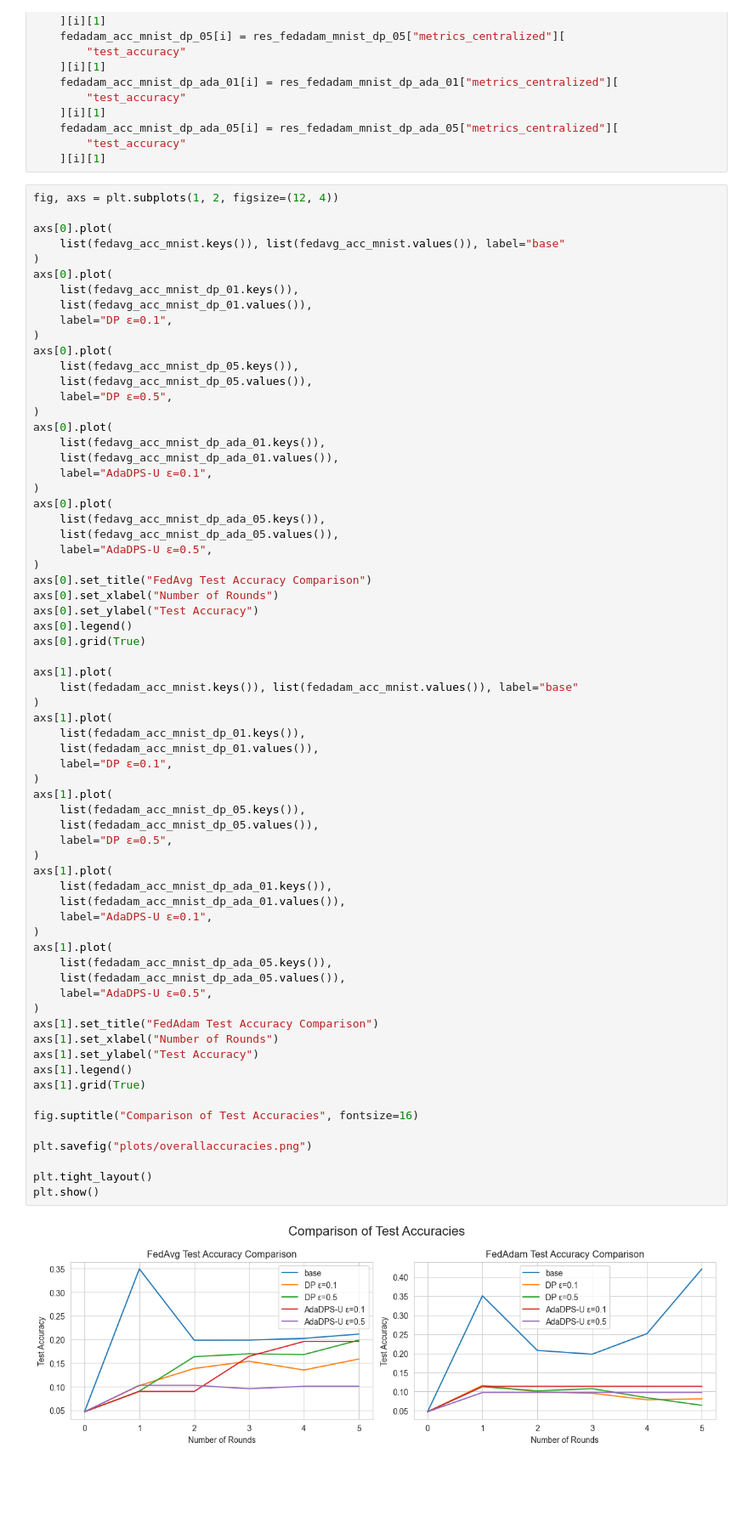
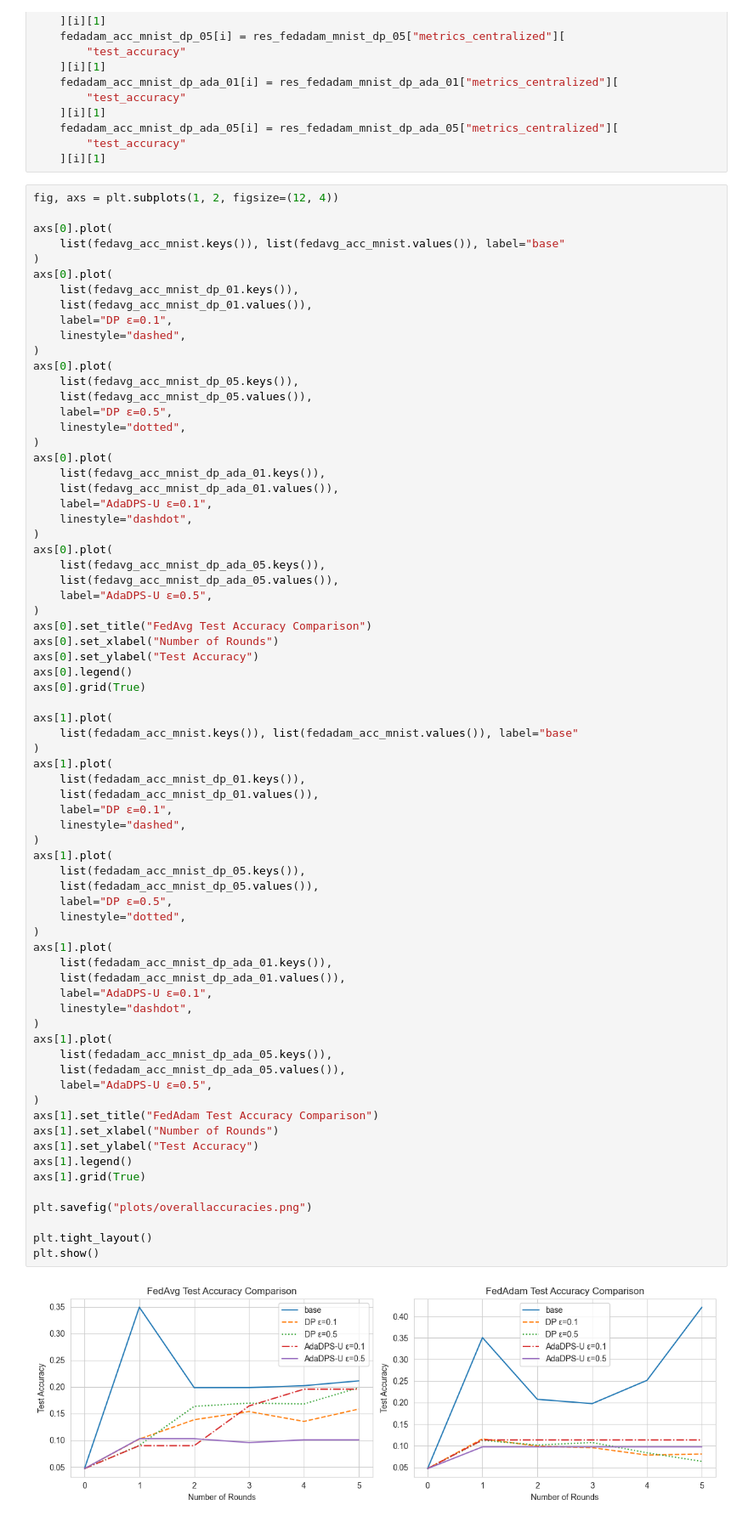
Before and after one commit to elliev7/fl-practical-project, a Jupyter notebook: plotting/data_analysis.ipynb, the cells around one changed output. Shown at 85% size. Drawn from its saved outputs; the diff is of its cells as text; blank space fills up the shorter version.

Commit message:
styling of plots

```diff
--- a/plotting/data_analysis.ipynb
+++ b/plotting/data_analysis.ipynb
@@ -205,16 +205,19 @@ axs[0].plot(
     list(fedavg_acc_mnist_dp_01.keys()),
     list(fedavg_acc_mnist_dp_01.values()),
     label="DP ε=0.1",
+    linestyle="dashed",
 )
 axs[0].plot(
     list(fedavg_acc_mnist_dp_05.keys()),
     list(fedavg_acc_mnist_dp_05.values()),
     label="DP ε=0.5",
+    linestyle="dotted",
 )
 axs[0].plot(
     list(fedavg_acc_mnist_dp_ada_01.keys()),
     list(fedavg_acc_mnist_dp_ada_01.values()),
     label="AdaDPS-U ε=0.1",
+    linestyle="dashdot",
 )
 axs[0].plot(
     list(fedavg_acc_mnist_dp_ada_05.keys()),
@@ -234,36 +237,37 @@ axs[1].plot(
     list(fedadam_acc_mnist_dp_01.keys()),
     list(fedadam_acc_mnist_dp_01.values()),
     label="DP ε=0.1",
+    linestyle="dashed",
 )
 axs[1].plot(
     list(fedadam_acc_mnist_dp_05.keys()),
     list(fedadam_acc_mnist_dp_05.values()),
     label="DP ε=0.5",
+    linestyle="dotted",
 )
 axs[1].plot(
     list(fedadam_acc_mnist_dp_ada_01.keys()),
     list(fedadam_acc_mnist_dp_ada_01.values()),
     label="AdaDPS-U ε=0.1",
+    linestyle="dashdot",
 )
 axs[1].plot(
     list(fedadam_acc_mnist_dp_ada_05.keys()),
     list(fedadam_acc_mnist_dp_ada_05.values()),
     label="AdaDPS-U ε=0.5",
 )
 axs[1].set_title("FedAdam Test Accuracy Comparison")
 axs[1].set_xlabel("Number of Rounds")
 axs[1].set_ylabel("Test Accuracy")
 axs[1].legend()
 axs[1].grid(True)
 
-fig.suptitle("Comparison of Test Accuracies", fontsize=16)
-
 plt.savefig("plots/overallaccuracies.png")
 
 plt.tight_layout()
 plt.show()
 # %% [output]
-[figure, old version]
+[figure, new version]
 # %%
 fig, axs = plt.subplots(1, 2, figsize=(12, 4))
 
```
Also changed, not shown: parts of 2 cells of this notebook.
